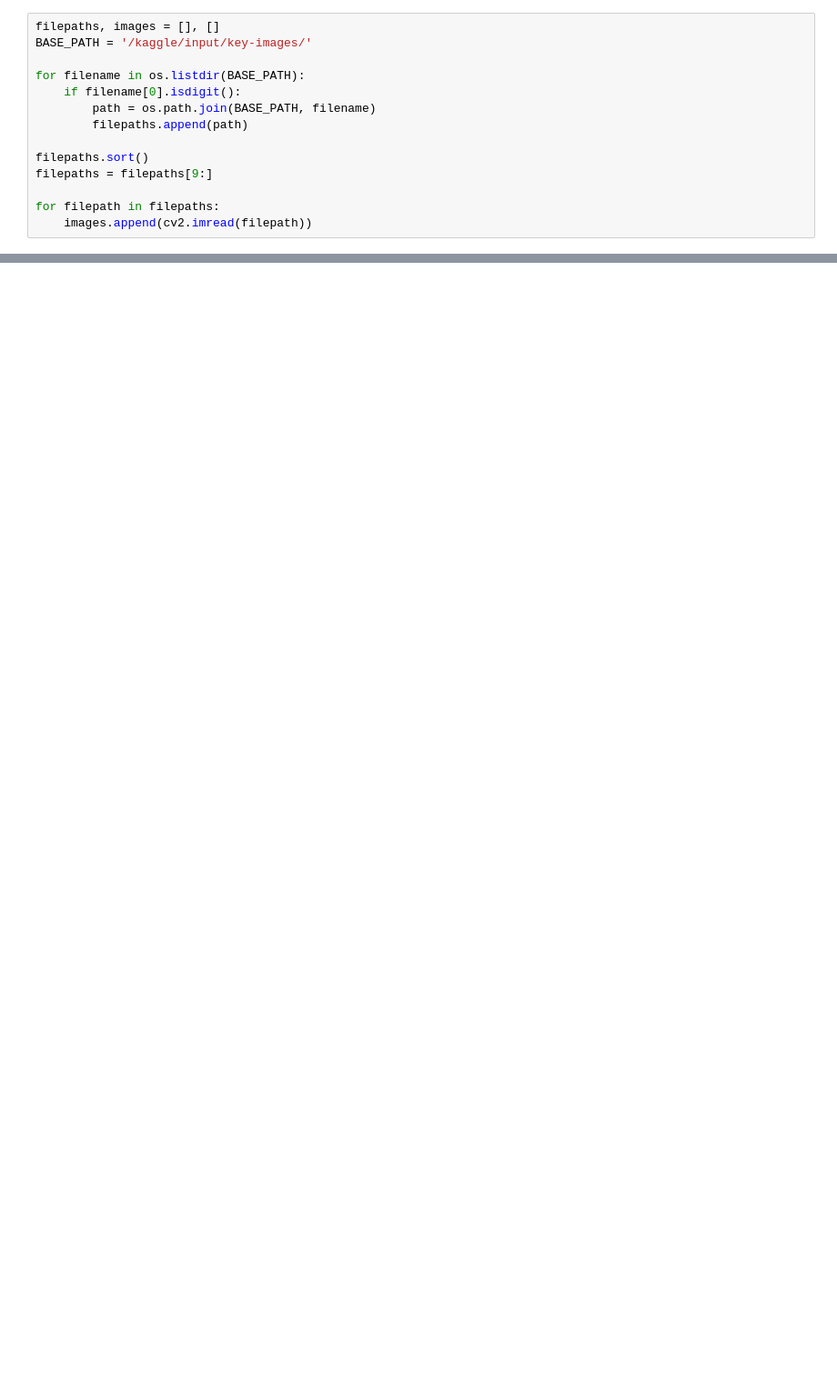
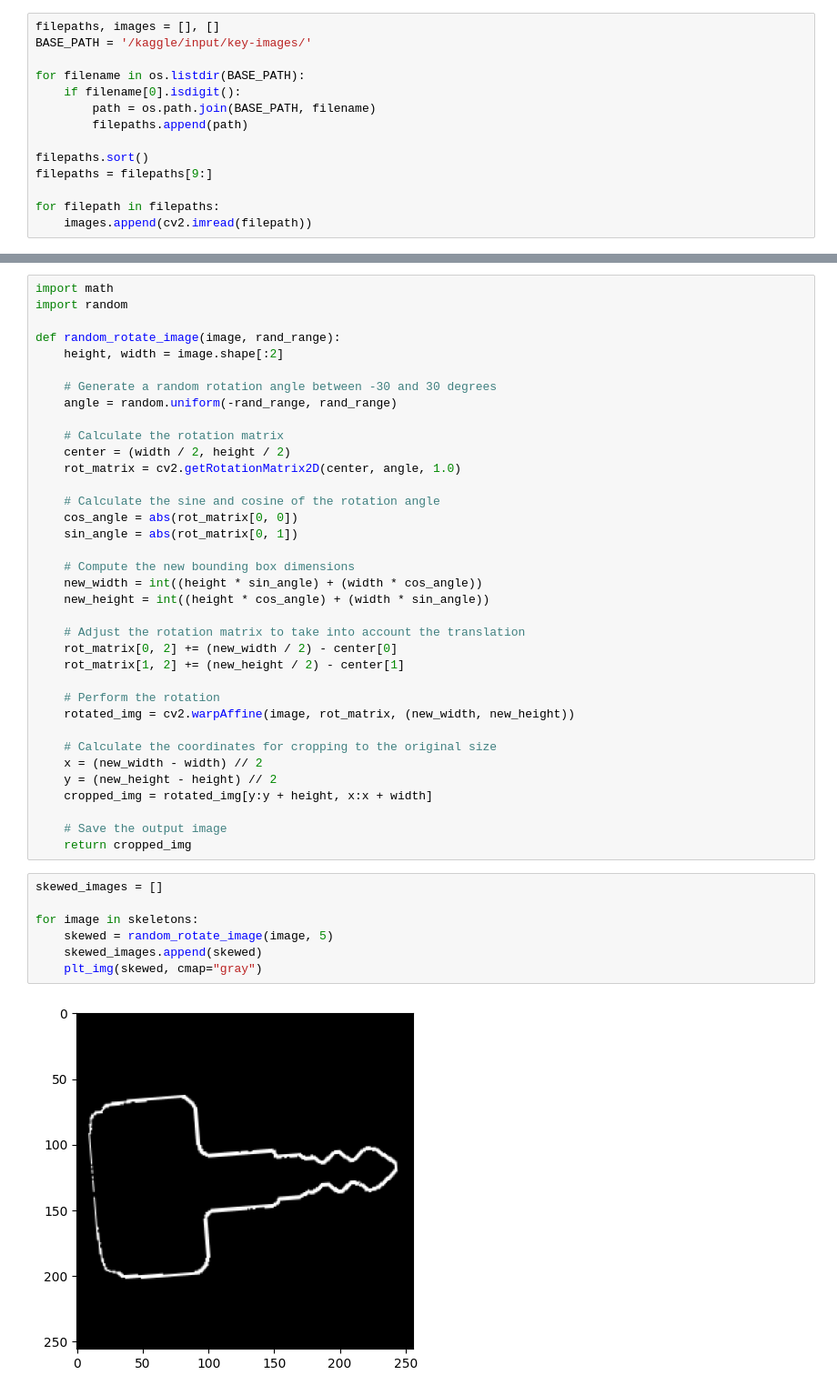
Before and after one commit to FaizanAli-io/Kaggle-Notebooks, a Jupyter notebook: skeleton-matching.ipynb, the cells around one changed output, grey strips where cells are left out. Shown at 91% size. Saved outputs shown, nothing was run; the diff lists cells and outputs as text; blank space fills up the shorter version.

```diff
--- a/skeleton-matching.ipynb
+++ b/skeleton-matching.ipynb
@@ -316,0 +331,45 @@ plot_confusion_matrix(skeletons, indexes)
+# %%
+import math
+import random
+
+def random_rotate_image(image, rand_range):
+    height, width = image.shape[:2]
+
+    # Generate a random rotation angle between -30 and 30 degrees
+    angle = random.uniform(-rand_range, rand_range)
+
+    # Calculate the rotation matrix
+    center = (width / 2, height / 2)
+    rot_matrix = cv2.getRotationMatrix2D(center, angle, 1.0)
+
+    # Calculate the sine and cosine of the rotation angle
+    cos_angle = abs(rot_matrix[0, 0])
+    sin_angle = abs(rot_matrix[0, 1])
+
+    # Compute the new bounding box dimensions
+    new_width = int((height * sin_angle) + (width * cos_angle))
+    new_height = int((height * cos_angle) + (width * sin_angle))
+
+    # Adjust the rotation matrix to take into account the translation
+    rot_matrix[0, 2] += (new_width / 2) - center[0]
+    rot_matrix[1, 2] += (new_height / 2) - center[1]
+
+    # Perform the rotation
+    rotated_img = cv2.warpAffine(image, rot_matrix, (new_width, new_height))
+
+    # Calculate the coordinates for cropping to the original size
+    x = (new_width - width) // 2
+    y = (new_height - height) // 2
+    cropped_img = rotated_img[y:y + height, x:x + width]
+
+    # Save the output image
+    return cropped_img
+# %%
+skewed_images = []
+
+for image in skeletons:
+    skewed = random_rotate_image(image, 5)
+    skewed_images.append(skewed)
+    plt_img(skewed, cmap="gray")
+# %% [output]
+[figure, added]
```
Also changed, not shown: parts of 15 cells of this notebook.
